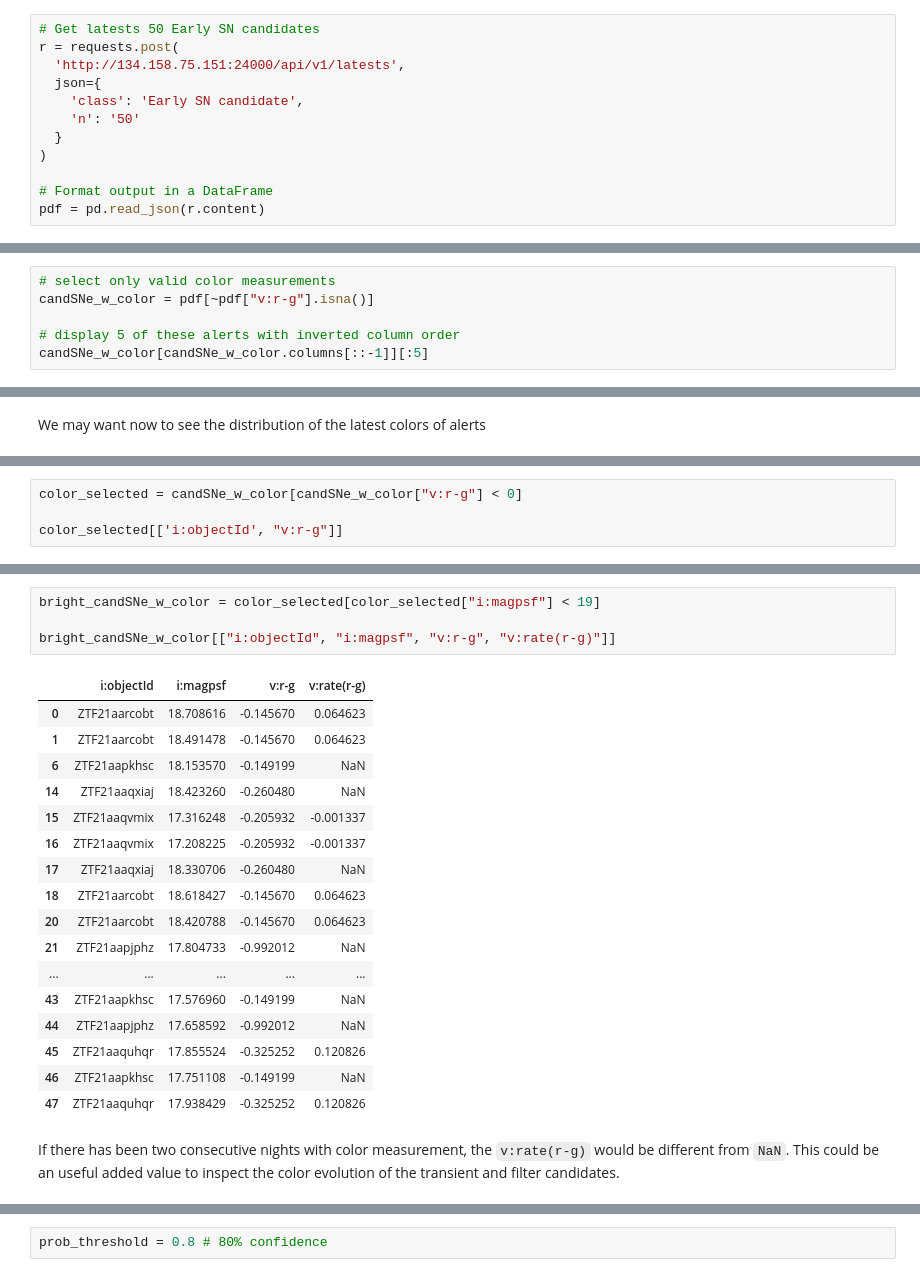
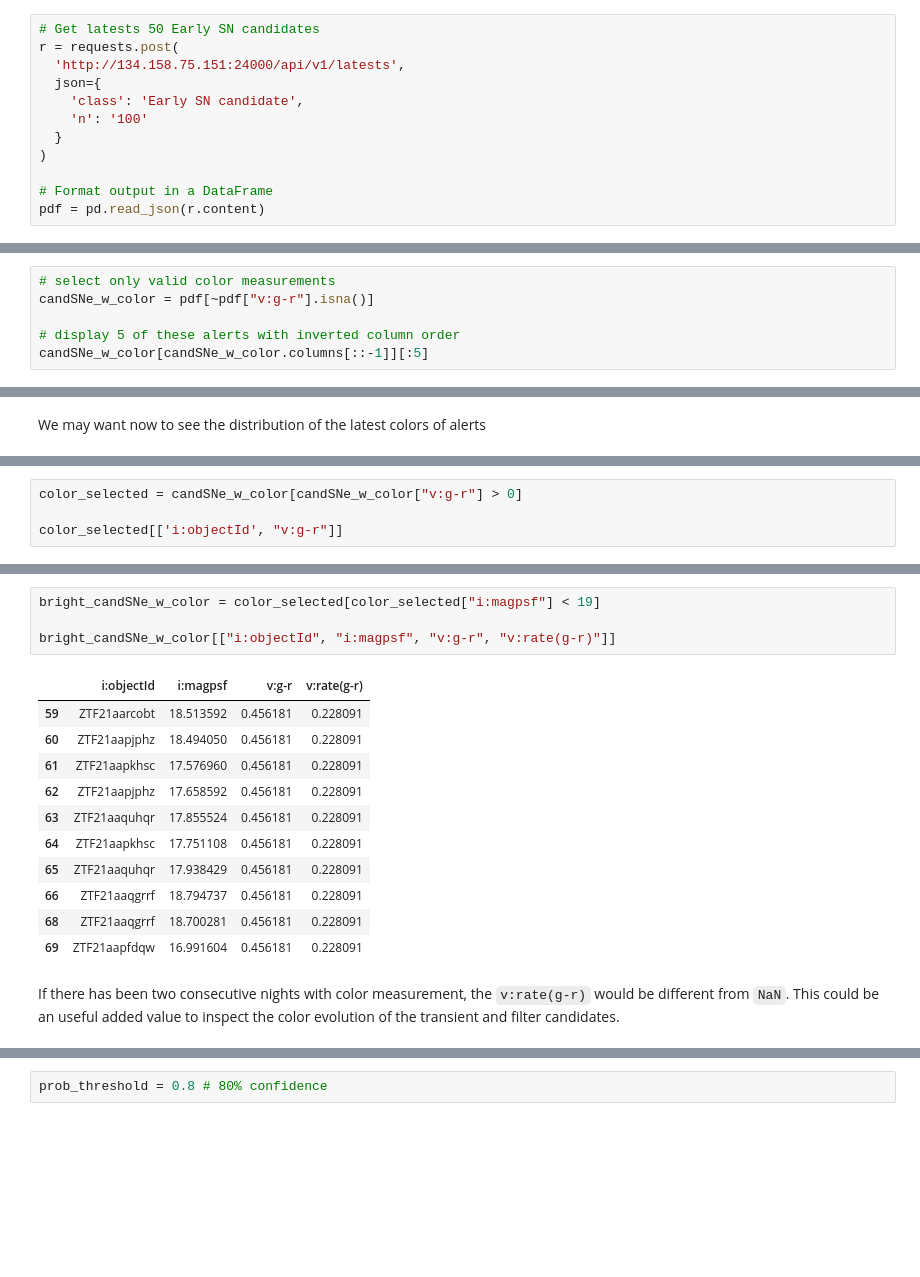
Before and after one commit to broker-workshop/tutorials, a Jupyter notebook: fink/extragalactic/extragalactic.ipynb, the cells around one changed output, grey strips where cells are left out. Cells and saved outputs as stored; diff of their text form; blank space fills up the shorter version.

```diff
--- a/fink/extragalactic/extragalactic.ipynb
+++ b/fink/extragalactic/extragalactic.ipynb
@@ -168,7 +168,7 @@ r = requests.post(
   'http://134.158.75.151:24000/api/v1/latests',
   json={
     'class': 'Early SN candidate',
-    'n': '50'
+    'n': '100'
   }
 )
 
@@ -180,6 +180,6 @@ Color `v:r-g` is an added value provided by Fink. It is computed as the subtract
 # %%
 # select only valid color measurements
-candSNe_w_color = pdf[~pdf["v:r-g"].isna()]
+candSNe_w_color = pdf[~pdf["v:g-r"].isna()]
 
 # display 5 of these alerts with inverted column order
 candSNe_w_color[candSNe_w_color.columns[::-1]][:5]
@@ -210,5 +211,5 @@ An example for a possible query: searching alerts which have negative `v:r-g`. W
 # %%
-color_selected = candSNe_w_color[candSNe_w_color["v:r-g"] < 0]
+color_selected = candSNe_w_color[candSNe_w_color["v:g-r"] > 0]
 
-color_selected[['i:objectId', "v:r-g"]]
+color_selected[['i:objectId', "v:g-r"]]
 # %% [output]
@@ -236,26 +232,20 @@ Please note that this is the latest measured magnitude, not a projection.
 # %%
 bright_candSNe_w_color = color_selected[color_selected["i:magpsf"] < 19]
 
-bright_candSNe_w_color[["i:objectId", "i:magpsf", "v:r-g", "v:rate(r-g)"]]
+bright_candSNe_w_color[["i:objectId", "i:magpsf", "v:g-r", "v:rate(g-r)"]]
 # %% [output]
-|  | i:objectId | i:magpsf | v:r-g | v:rate(r-g) |
-| 0 | ZTF21aarcobt | 18.708616 | -0.145670 | 0.064623 |
-| 1 | ZTF21aarcobt | 18.491478 | -0.145670 | 0.064623 |
-| 6 | ZTF21aapkhsc | 18.153570 | -0.149199 | NaN |
-| 14 | ZTF21aaqxiaj | 18.423260 | -0.260480 | NaN |
-| 15 | ZTF21aaqvmix | 17.316248 | -0.205932 | -0.001337 |
-| 16 | ZTF21aaqvmix | 17.208225 | -0.205932 | -0.001337 |
-| 17 | ZTF21aaqxiaj | 18.330706 | -0.260480 | NaN |
-| 18 | ZTF21aarcobt | 18.618427 | -0.145670 | 0.064623 |
-| 20 | ZTF21aarcobt | 18.420788 | -0.145670 | 0.064623 |
-| 21 | ZTF21aapjphz | 17.804733 | -0.992012 | NaN |
-| ... | ... | ... | ... | ... |
-| 43 | ZTF21aapkhsc | 17.576960 | -0.149199 | NaN |
-| 44 | ZTF21aapjphz | 17.658592 | -0.992012 | NaN |
-| 45 | ZTF21aaquhqr | 17.855524 | -0.325252 | 0.120826 |
-| 46 | ZTF21aapkhsc | 17.751108 | -0.149199 | NaN |
-| 47 | ZTF21aaquhqr | 17.938429 | -0.325252 | 0.120826 |
+|  | i:objectId | i:magpsf | v:g-r | v:rate(g-r) |
+| 59 | ZTF21aarcobt | 18.513592 | 0.456181 | 0.228091 |
+| 60 | ZTF21aapjphz | 18.494050 | 0.456181 | 0.228091 |
+| 61 | ZTF21aapkhsc | 17.576960 | 0.456181 | 0.228091 |
+| 62 | ZTF21aapjphz | 17.658592 | 0.456181 | 0.228091 |
+| 63 | ZTF21aaquhqr | 17.855524 | 0.456181 | 0.228091 |
+| 64 | ZTF21aapkhsc | 17.751108 | 0.456181 | 0.228091 |
+| 65 | ZTF21aaquhqr | 17.938429 | 0.456181 | 0.228091 |
+| 66 | ZTF21aaqgrrf | 18.794737 | 0.456181 | 0.228091 |
+| 68 | ZTF21aaqgrrf | 18.700281 | 0.456181 | 0.228091 |
+| 69 | ZTF21aapfdqw | 16.991604 | 0.456181 | 0.228091 |
 # %% [markdown]
-If there has been two consecutive nights with color measurement, the `v:rate(r-g)` would be different from `NaN`. This could be an useful added value to inspect the color evolution of the transient and filter candidates.
+If there has been two consecutive nights with color measurement, the `v:rate(g-r)` would be different from `NaN`. This could be an useful added value to inspect the color evolution of the transient and filter candidates.
 # %% [markdown]
 ### <font color='blue'> API query:</font>   <font color='orange'>photometry</font>  for one high-probability alert with given color and brighter than magpsf 19 (either filter)
```
Also changed, not shown: parts of 19 cells of this notebook, 1 other file.
